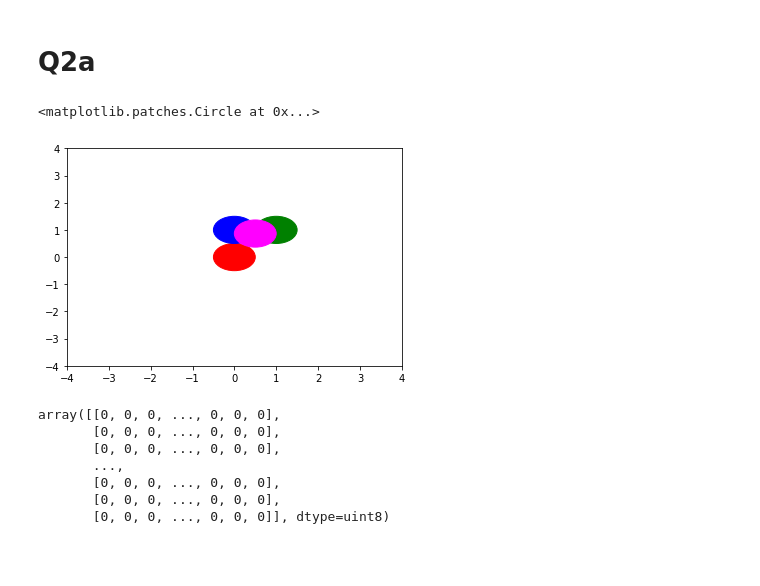
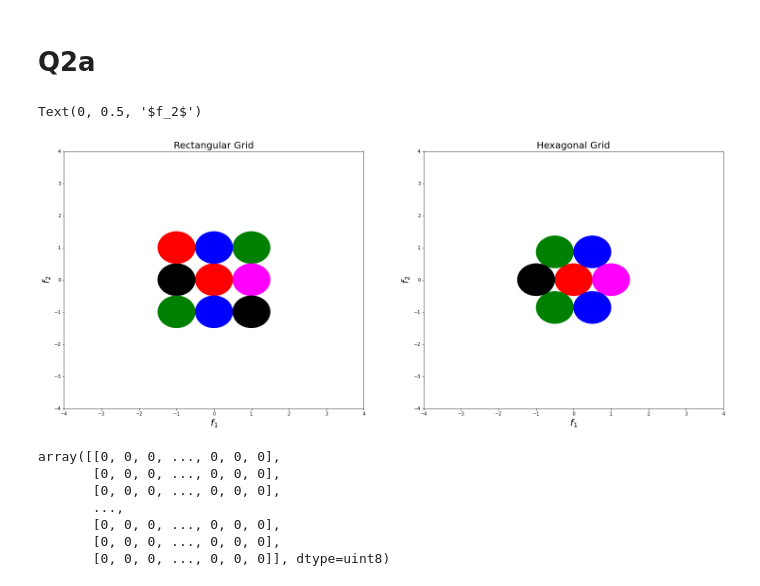
Before and after one commit to kutay-ugurlu/DigitalImageProcessing, a Jupyter notebook: HW1/HW1.ipynb, the cells around one changed output. Cells and saved outputs as stored; diff of their text form; code cells hidden in the pictures; blank space fills up the shorter version.

```diff
--- a/HW1/HW1.ipynb
+++ b/HW1/HW1.ipynb
@@ -199,24 +225,63 @@ plt.imshow(H_mat,cmap="jet")
 # %% [markdown]
 # Q2a
-# %%
-circle1 = plt.Circle((0, 0), .5, color='r')
-circle2 = plt.Circle((1, 1), .5, color='g')
-circle3 = plt.Circle((0, 1), .5, color='b')
-circle4 = plt.Circle((.5, 0.5*np.sqrt(3)), .5, color='magenta')
-
-ax = plt.gca()
-ax.cla() # clear things for fresh plot
-
-# change default range so that new circles will work
-ax.set_xlim((-4, 4))
-ax.set_ylim((-4, 4))
-ax.add_patch(circle1)
-ax.add_patch(circle2)
-ax.add_patch(circle3)
-ax.add_patch(circle4)
-# %% [output]
-<matplotlib.patches.Circle at 0x...>
-[figure, removed]
+# %%
+plt.figure(figsize=(25,10))
+
+plt.subplot(1,2,1)
+ax = plt.gca()
+ax.cla() # clear things for fresh plot
+circle1 = plt.Circle((0, 0), .5, color='r')
+circle2 = plt.Circle((1, 1), .5, color='g')
+circle3 = plt.Circle((0, 1), .5, color='b')
+circle4 = plt.Circle((1, 0), .5, color='magenta')
+circle5 = plt.Circle((-1, 0), .5, color='k')
+circle6 = plt.Circle((-1, -1), .5, color='g')
+circle7 = plt.Circle((0, -1), .5, color='b')
+circle8 = plt.Circle((1, -1), .5, color='k')
+circle9 = plt.Circle((-1, 1), .5, color='r')
+# change default range so that new circles will work
+ax.set_xlim((-4, 4))
+ax.set_ylim((-4, 4))
+ax.add_patch(circle1)
+ax.add_patch(circle2)
+ax.add_patch(circle3)
+ax.add_patch(circle4)
+ax.add_patch(circle5)
+ax.add_patch(circle6)
+ax.add_patch(circle7)
+ax.add_patch(circle8)
+ax.add_patch(circle9)
+plt.title("Rectangular Grid",fontsize=20)
+plt.xlabel(r'$f_1$',fontsize=20)
+plt.ylabel(r'$f_2$',fontsize=20)
+
+
+plt.subplot(1,2,2)
+ax = plt.gca()
+ax.cla() # clear things for fresh plot
+circle1 = plt.Circle((0, 0), .5, color='r')
+circle2 = plt.Circle((-0.5, 0.5*np.sqrt(3)), .5, color='g')
+circle3 = plt.Circle((0.5, 0.5*np.sqrt(3)), .5, color='b')
+circle4 = plt.Circle((1, 0), .5, color='magenta')
+circle5 = plt.Circle((-0.5, -0.5*np.sqrt(3)), .5, color='g')
+circle6 = plt.Circle((0.5, -0.5*np.sqrt(3)), .5, color='b')
+circle7 = plt.Circle((-1, 0), .5, color='k')
+# change default range so that new circles will work
+ax.set_xlim((-4, 4))
+ax.set_ylim((-4, 4))
+ax.add_patch(circle1)
+ax.add_patch(circle2)
+ax.add_patch(circle3)
+ax.add_patch(circle4)
+ax.add_patch(circle5)
+ax.add_patch(circle6)
+ax.add_patch(circle7)
+plt.title("Hexagonal Grid",fontsize=20)
+plt.xlabel(r'$f_1$',fontsize=20)
+plt.ylabel(r'$f_2$',fontsize=20)
+# %% [output]
+Text(0, 0.5, '$f_2$')
+[figure, added]
 # %%
 np.zeros((64,64),np.uint8)
 # %% [output]
```
Also changed, not shown: parts of 5 cells of this notebook.
